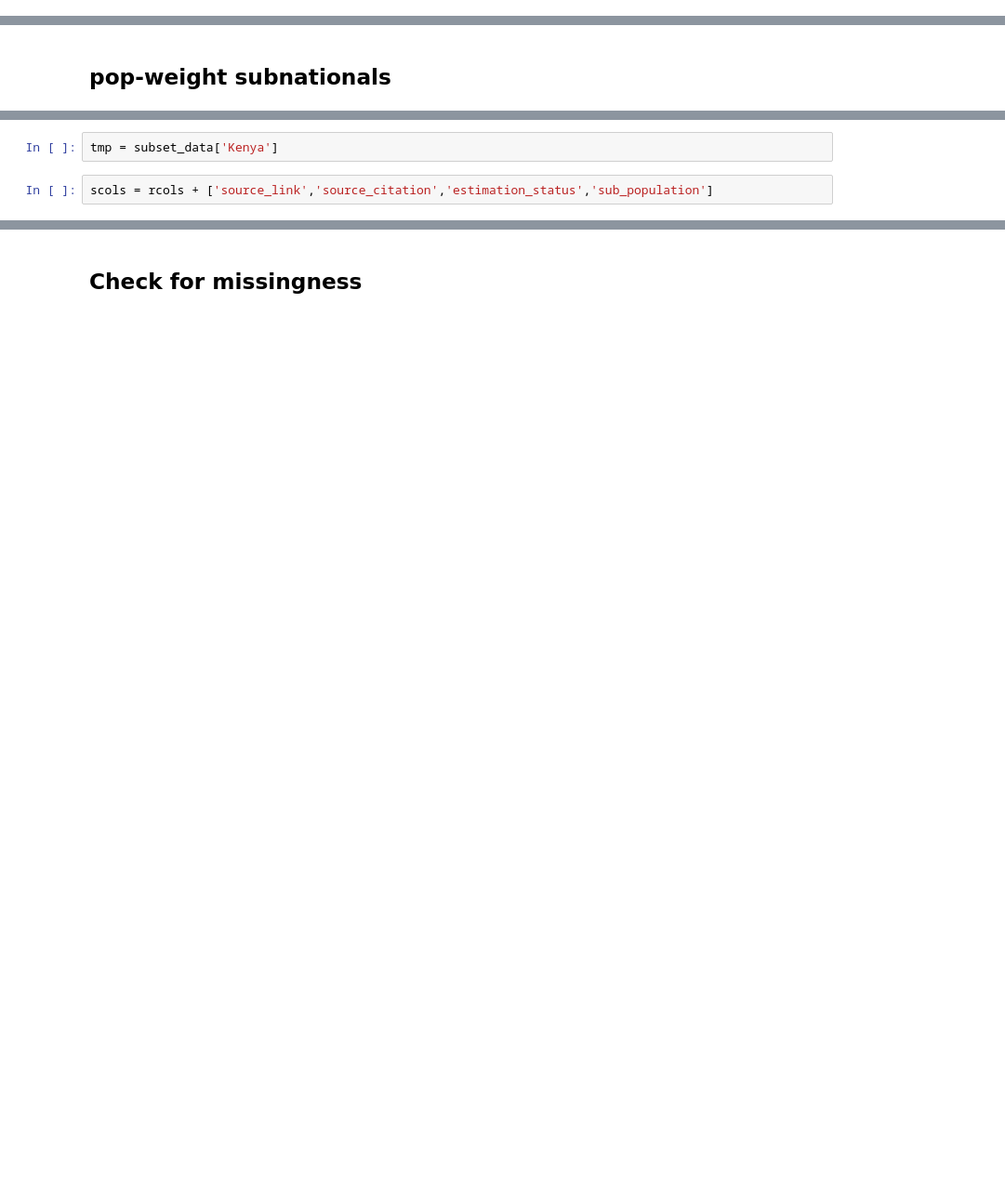
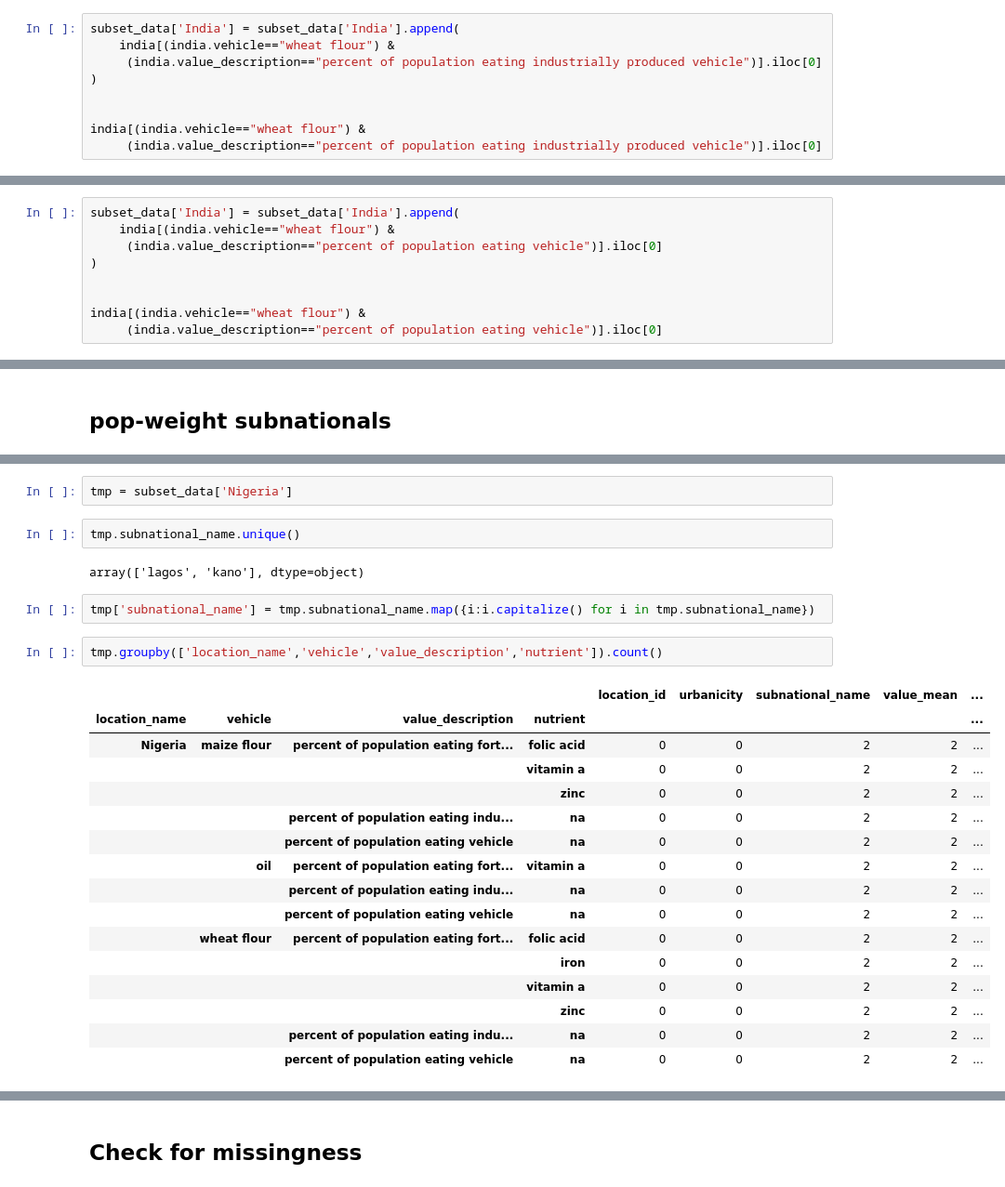
Before and after one commit to ihmeuw/vivarium_research_lsff, a Jupyter notebook: data_prep/pipeline/interim/2021_03_31_clean_population_coverage_data_tier1.ipynb, the cells around one changed output, grey strips where cells are left out. Shown: that part at 93% size. Drawn from its saved outputs; the diff is of its cells as text; blank space fills up the shorter version.

```diff
--- a/data_prep/pipeline/interim/2021_03_31_clean_population_coverage_data_tier1.ipynb
+++ b/data_prep/pipeline/interim/2021_03_31_clean_population_coverage_data_tier1.ipynb
@@ -242,0 +572,9 @@ mult_estimates[(mult_estimates.location_name=="Kenya")]
+# %%
+subset_data['India'] = subset_data['India'].append(
+    india[(india.vehicle=="wheat flour") &
+     (india.value_description=="percent of population eating industrially produced vehicle")].iloc[0]
+)
+
+
+india[(india.vehicle=="wheat flour") &
+     (india.value_description=="percent of population eating industrially produced vehicle")].iloc[0]
@@ -242,0 +601,9 @@ mult_estimates[(mult_estimates.location_name=="Kenya")]
+# %%
+subset_data['India'] = subset_data['India'].append(
+    india[(india.vehicle=="wheat flour") &
+     (india.value_description=="percent of population eating vehicle")].iloc[0]
+)
+
+
+india[(india.vehicle=="wheat flour") &
+     (india.value_description=="percent of population eating vehicle")].iloc[0]
@@ -275,7 +680,30 @@ subnats
 # %%
-tmp = subset_data['Kenya']
+tmp = subset_data['Nigeria']
-# %%
-scols = rcols + ['source_link','source_citation','estimation_status','sub_population']
+# %%
+tmp.subnational_name.unique()
+# %% [output]
+array(['lagos', 'kano'], dtype=object)
+# %%
+tmp['subnational_name'] = tmp.subnational_name.map({i:i.capitalize() for i in tmp.subnational_name})
+# %%
+tmp.groupby(['location_name','vehicle','value_description','nutrient']).count()
+# %% [output]
+|  |  |  |  | location_id | urbanicity | subnational_name | value_mean | ... |
+| location_name | vehicle | value_description | nutrient |  |  |  |  | ... |
+| Nigeria | maize flour | percent of population eating fort... | folic acid | 0 | 0 | 2 | 2 | ... |
+|  |  |  | vitamin a | 0 | 0 | 2 | 2 | ... |
+|  |  |  | zinc | 0 | 0 | 2 | 2 | ... |
+|  |  | percent of population eating indu... | na | 0 | 0 | 2 | 2 | ... |
+|  |  | percent of population eating vehicle | na | 0 | 0 | 2 | 2 | ... |
+|  | oil | percent of population eating fort... | vitamin a | 0 | 0 | 2 | 2 | ... |
+|  |  | percent of population eating indu... | na | 0 | 0 | 2 | 2 | ... |
+|  |  | percent of population eating vehicle | na | 0 | 0 | 2 | 2 | ... |
+|  | wheat flour | percent of population eating fort... | folic acid | 0 | 0 | 2 | 2 | ... |
+|  |  |  | iron | 0 | 0 | 2 | 2 | ... |
+|  |  |  | vitamin a | 0 | 0 | 2 | 2 | ... |
+|  |  |  | zinc | 0 | 0 | 2 | 2 | ... |
+|  |  | percent of population eating indu... | na | 0 | 0 | 2 | 2 | ... |
+|  |  | percent of population eating vehicle | na | 0 | 0 | 2 | 2 | ... |
 # %%
 tmp.loc[tmp.source_citation.isna(),'source_citation'] = 'na'
 tmp.loc[tmp.source_link.isna(),'source_link'] = 'na'
```
Also changed, not shown: parts of 122 cells of this notebook.
